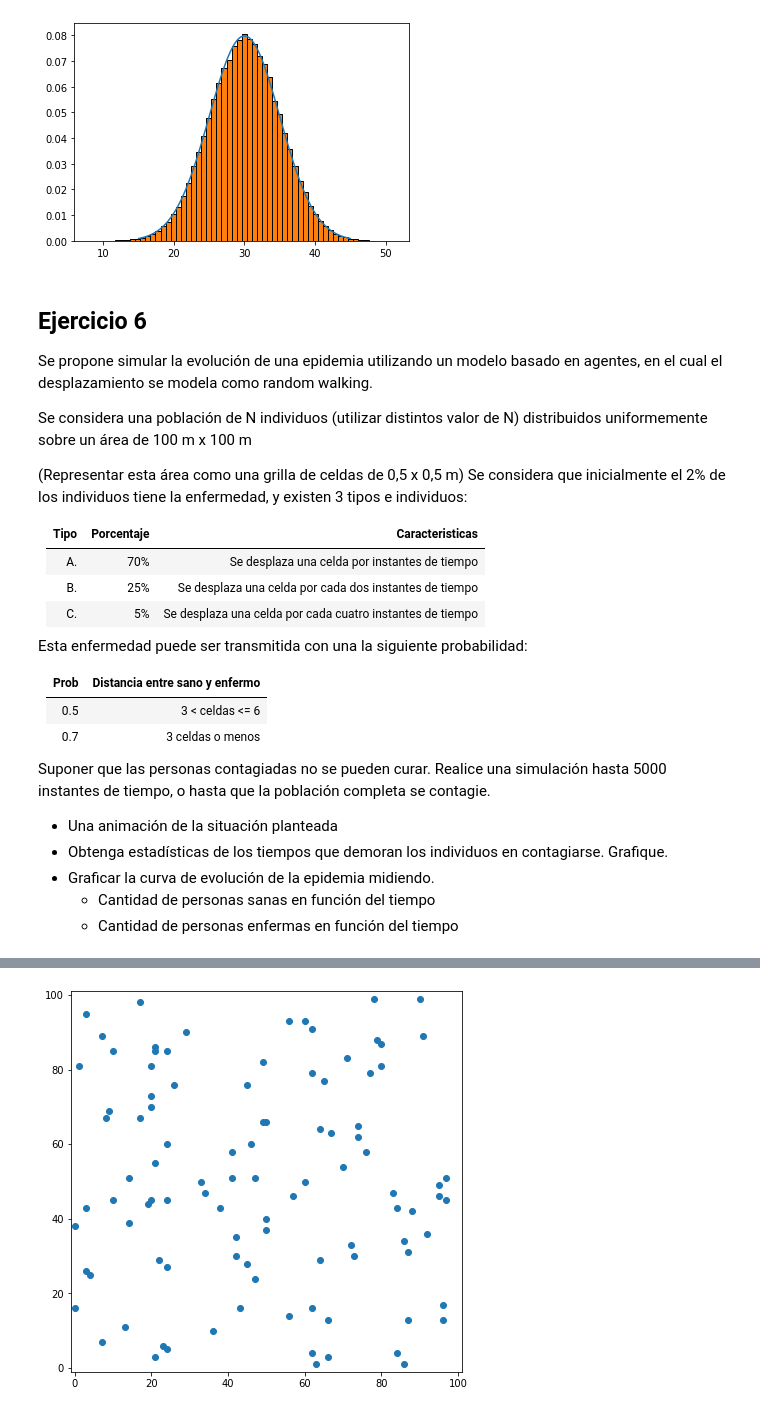
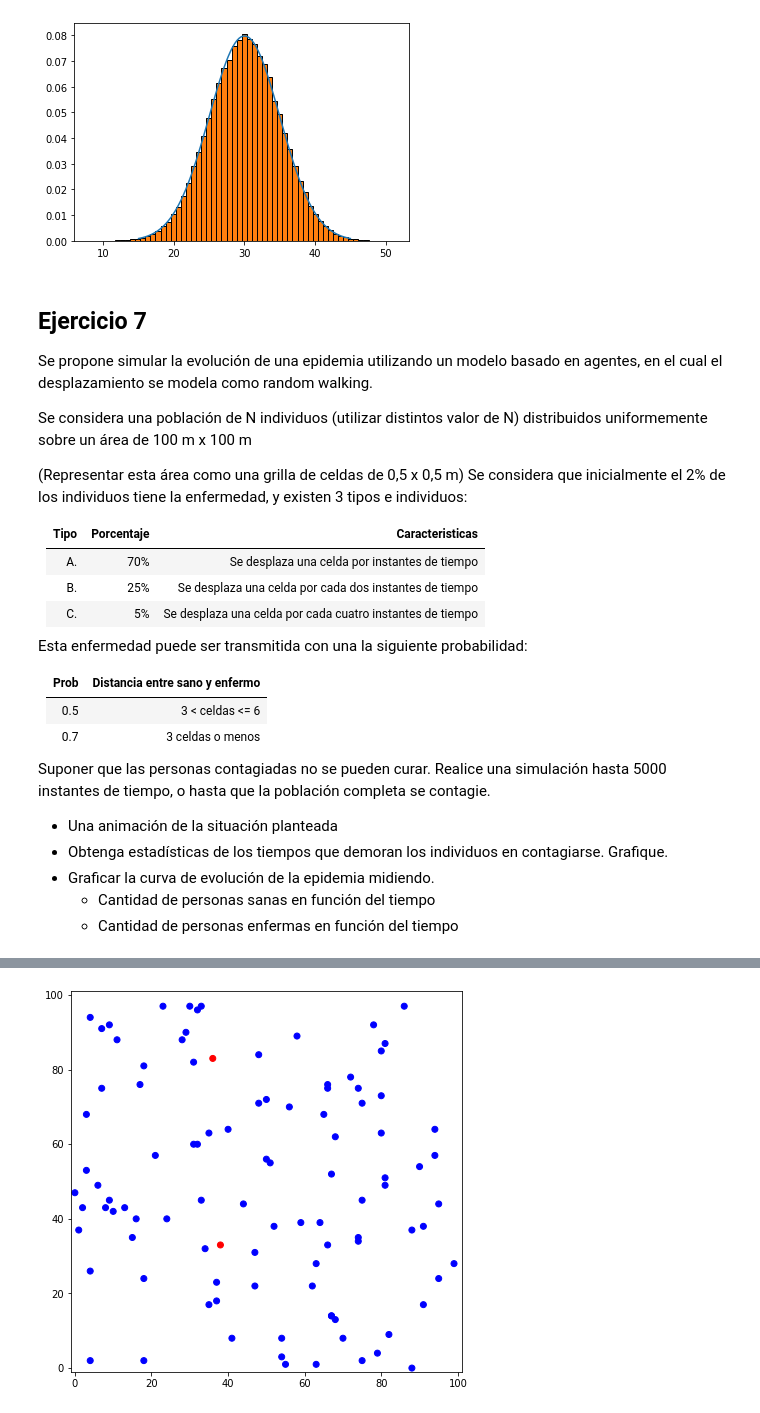
Before and after one commit to matiscakosky/simulhav, a Jupyter notebook: tp1.ipynb, the cells around one changed output, grey strips where cells are left out. Saved outputs shown, nothing was run; the diff lists cells and outputs as text; code cells hidden in the pictures.

```diff
--- a/tp1.ipynb
+++ b/tp1.ipynb
@@ -618,7 +618,7 @@ plt.show()
 # %% [output]
 [figure]
 # %% [markdown]
-## Ejercicio 6
+## Ejercicio 7
 
 Se propone simular la evolución de una epidemia utilizando un modelo basado en agentes, en el cual el desplazamiento se modela como random walking.
 
@@ -698,43 +698,44 @@ for i in range(CANTIDAD_PERSONAS):
     if tipo >= 0.95:
         reset_counter = 4
 
     individuo = Individuo(reset_counter, rand_x, rand_y)
     personas.append(individuo)
 
 random.shuffle(personas)
-for i in range(CANTIDAD_PERSONAS*0.02):
+for i in range(int(CANTIDAD_PERSONAS*0.02)):
     personas[i].infectar()
 
 fig = plt.figure(figsize=(7,7))
 ax = plt.axes(xlim=(-1,TAMANIO_MATRIZ+1),ylim=(-1,TAMANIO_MATRIZ+1))
 
-posiciones = []
-    colores = []
-    for p in personas:
-        p.mover()
-        posiciones.append(p.obtener_posicion())
-        if p.infectado:
-            colores.append('red')
-        else:
-            colores.append('blue')
+posiciones_x = []
+posiciones_y = []
+colores = []
+for p in personas:
+    posiciones_x.append(p.obtener_posicion()[0])
+    posiciones_y.append(p.obtener_posicion()[1])
+    if p.infectado:
+        colores.append('red')
+    else:
+        colores.append('blue')
 
-scatter = ax.scatter([p.obtener_posicion()[0] for p in personas], [p.obtener_posicion()[1] for p in personas])
+scatter = ax.scatter(posiciones_x, posiciones_y, color=colores)
 
 def update(frame_number):
     posiciones = []
     colores = []
     for p in personas:
         p.mover()
         posiciones.append(p.obtener_posicion())
         if p.infectado:
             colores.append('red')
         else:
             colores.append('blue')
-    scatter.set_offsets([p.obtener_posicion() for p in personas])
+    scatter.set_offsets(posiciones)
     return scatter,
 
 anim = FuncAnimation(fig, update, interval=1000, frames=8)
 HTML(anim.to_html5_video())
 # %% [output]
 [interactive output not drawn]
-[figure, old version]
+[figure, new version]
```
